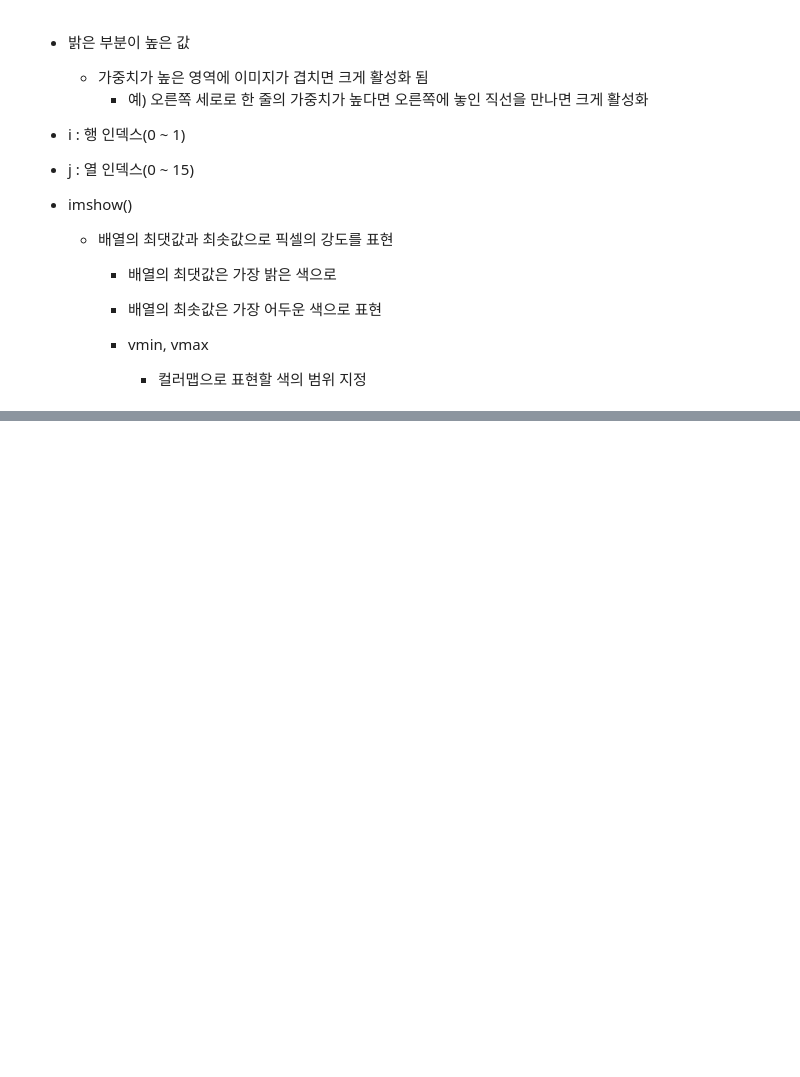
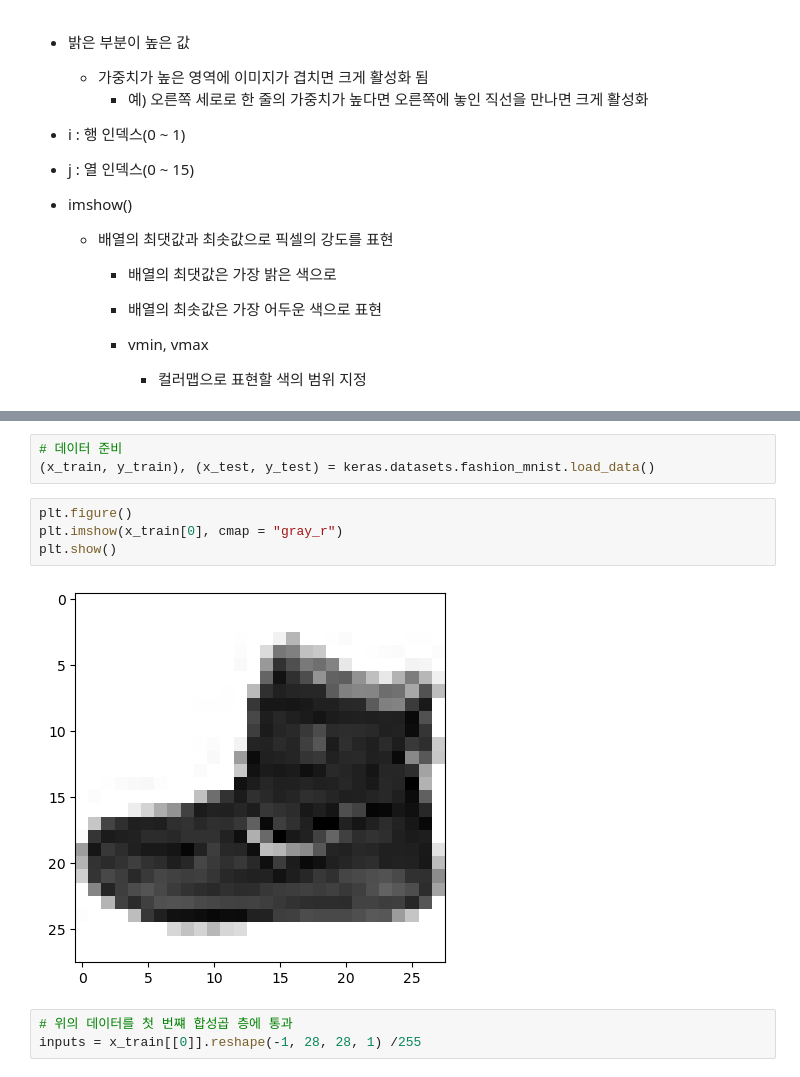
Before and after one commit to bini0126/weekend_ai, a Jupyter notebook: DL/6. 합성곱신경망_시각화.ipynb, the cells around one changed output, grey strips where cells are left out. Drawn from its saved outputs; the diff is of its cells as text; blank space fills up the shorter version.

```diff
--- a/DL/6. 합성곱신경망_시각화.ipynb
+++ b/DL/6. 합성곱신경망_시각화.ipynb
@@ -101,0 +215,12 @@ plt.show()
+# %%
+# 데이터 준비
+(x_train, y_train), (x_test, y_test) = keras.datasets.fashion_mnist.load_data()
+# %%
+plt.figure()
+plt.imshow(x_train[0], cmap = "gray_r")
+plt.show()
+# %% [output]
+[figure, added]
+# %%
+# 위의 데이터를 첫 번쨰 합성곱 층에 통과
+inputs = x_train[[0]].reshape(-1, 28, 28, 1) /255
```
Also changed, not shown: parts of 37 cells of this notebook, 2 other files.
